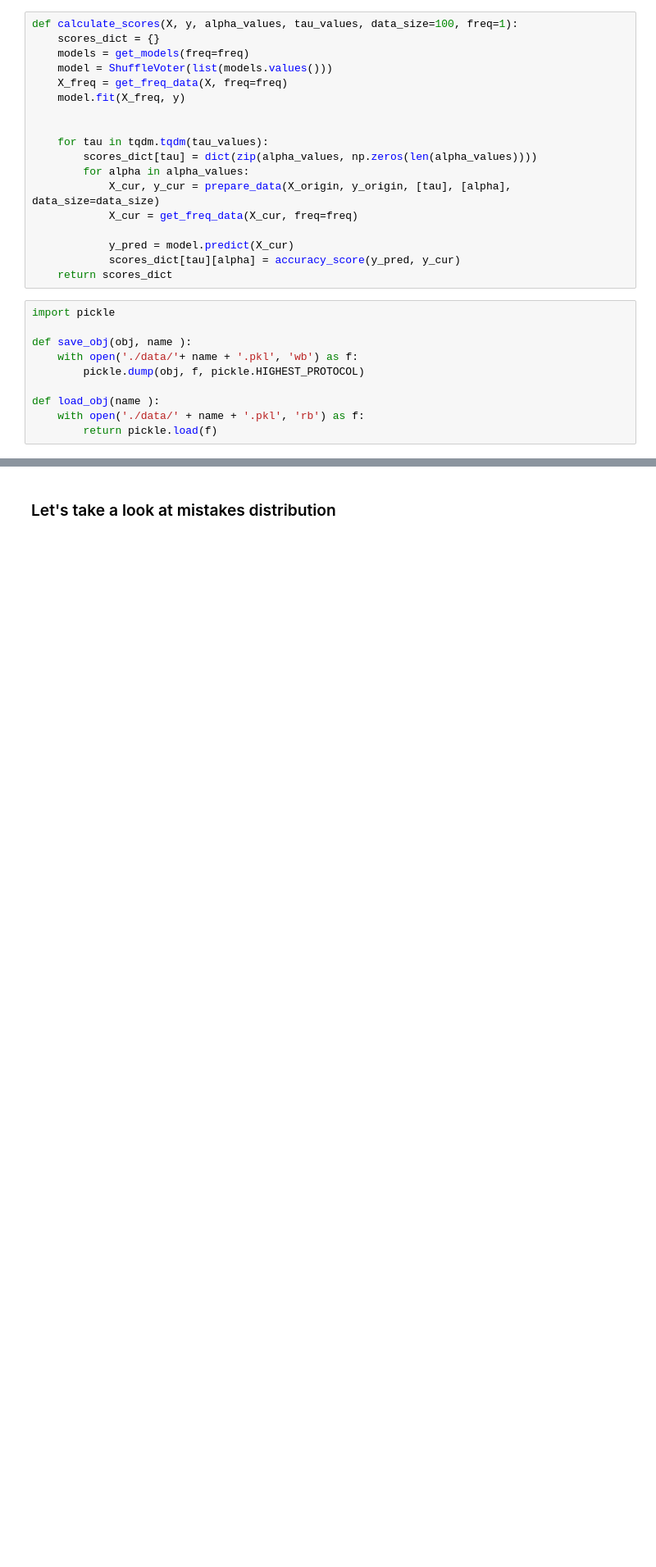
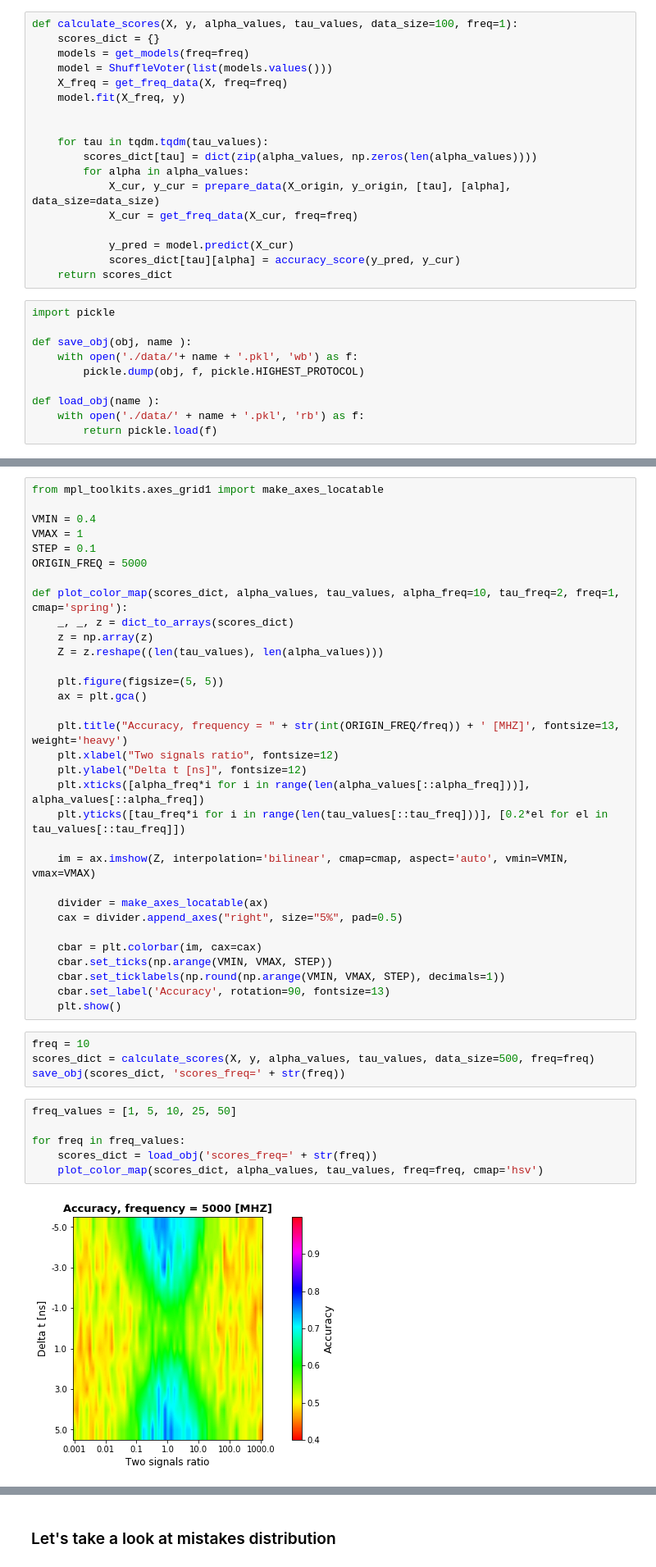
Before and after one commit to whiteRa2bit/cern_summer_project, a Jupyter notebook: spacal/classifier.ipynb, the cells around one changed output, grey strips where cells are left out. Shown at 82% size. Drawn from its saved outputs; the diff is of its cells as text; blank space fills up the shorter version.

Commit message:
modify spacal scores

```diff
--- a/spacal/classifier.ipynb
+++ b/spacal/classifier.ipynb
@@ -381,0 +398,44 @@ freq_values = [1, 25, 50, 75, 100]
+# %%
+from mpl_toolkits.axes_grid1 import make_axes_locatable
+
+VMIN = 0.4
+VMAX = 1
+STEP = 0.1
+ORIGIN_FREQ = 5000
+
+def plot_color_map(scores_dict, alpha_values, tau_values, alpha_freq=10, tau_freq=2, freq=1, cmap='spring'):
+    _, _, z = dict_to_arrays(scores_dict)
+    z = np.array(z)
+    Z = z.reshape((len(tau_values), len(alpha_values)))
+
+    plt.figure(figsize=(5, 5))
+    ax = plt.gca()
+
+    plt.title("Accuracy, frequency = " + str(int(ORIGIN_FREQ/freq)) + ' [MHZ]', fontsize=13, weight='heavy')
+    plt.xlabel("Two signals ratio", fontsize=12)
+    plt.ylabel("Delta t [ns]", fontsize=12)
+    plt.xticks([alpha_freq*i for i in range(len(alpha_values[::alpha_freq]))], alpha_values[::alpha_freq])
+    plt.yticks([tau_freq*i for i in range(len(tau_values[::tau_freq]))], [0.2*el for el in tau_values[::tau_freq]])
+
+    im = ax.imshow(Z, interpolation='bilinear', cmap=cmap, aspect='auto', vmin=VMIN, vmax=VMAX)
+
+    divider = make_axes_locatable(ax)
+    cax = divider.append_axes("right", size="5%", pad=0.5)
+
+    cbar = plt.colorbar(im, cax=cax)
+    cbar.set_ticks(np.arange(VMIN, VMAX, STEP))
+    cbar.set_ticklabels(np.round(np.arange(VMIN, VMAX, STEP), decimals=1))
+    cbar.set_label('Accuracy', rotation=90, fontsize=13)
+    plt.show()
+# %%
+freq = 10
+scores_dict = calculate_scores(X, y, alpha_values, tau_values, data_size=500, freq=freq)
+save_obj(scores_dict, 'scores_freq=' + str(freq))
+# %%
+freq_values = [1, 5, 10, 25, 50]
+
+for freq in freq_values:
+    scores_dict = load_obj('scores_freq=' + str(freq))
+    plot_color_map(scores_dict, alpha_values, tau_values, freq=freq, cmap='hsv')
+# %% [output]
+[figure, added]
```
Also changed, not shown: parts of 11 cells of this notebook, 22 other files.
